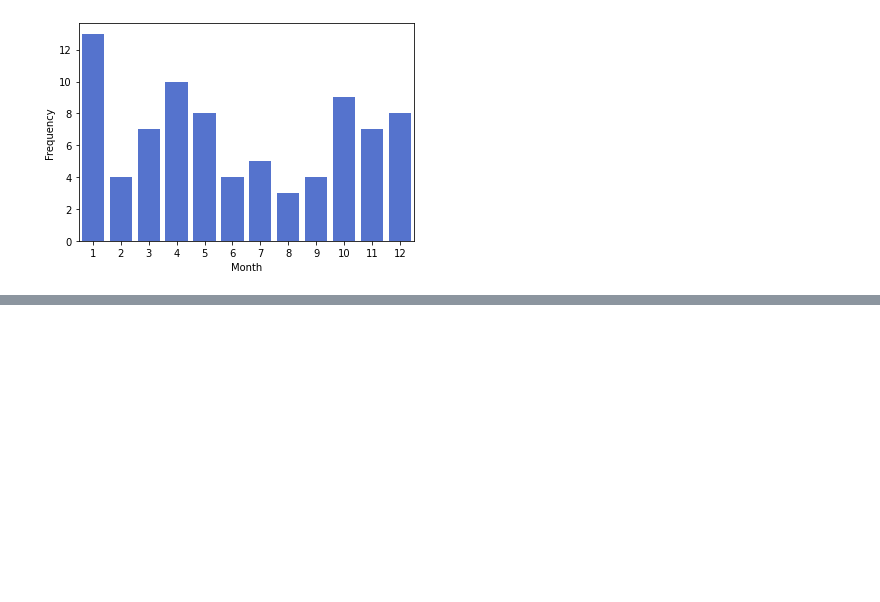
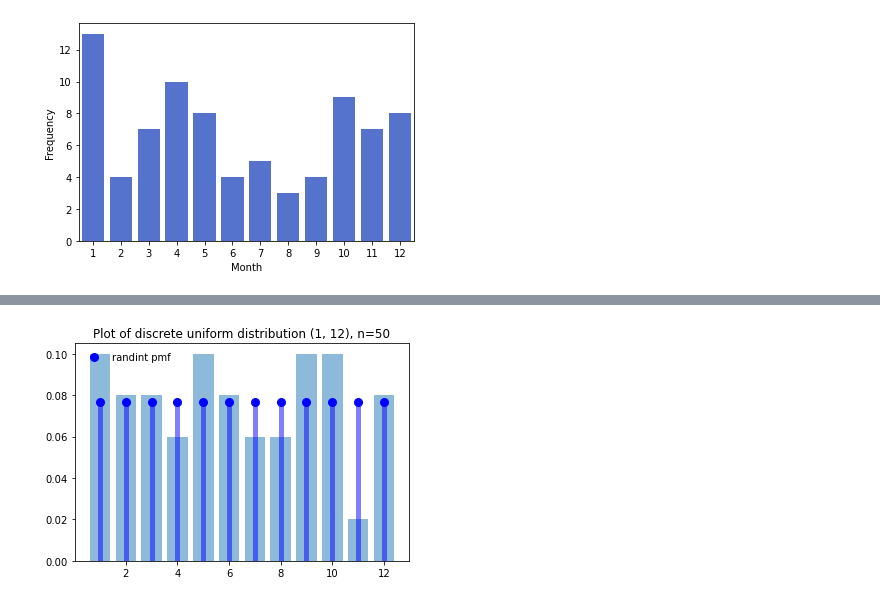
Before and after one commit to ljk233/AutomatingM248, a Jupyter notebook: comp_book/A08_UniformDistribution.ipynb, the cells around one changed output, grey strips where cells are left out. Cells and saved outputs as stored; diff of their text form; code cells hidden in the pictures; blank space fills up the shorter version.

```diff
--- a/comp_book/A08_UniformDistribution.ipynb
+++ b/comp_book/A08_UniformDistribution.ipynb
@@ -44,0 +53,4 @@ ax = sns.barplot(data=df_royal,
+# %%
+sample_discrete_uniform(sample_size=50)
+# %% [output]
+[figure, added]
```
Also changed, not shown: parts of 5 cells of this notebook, 11 other files.
